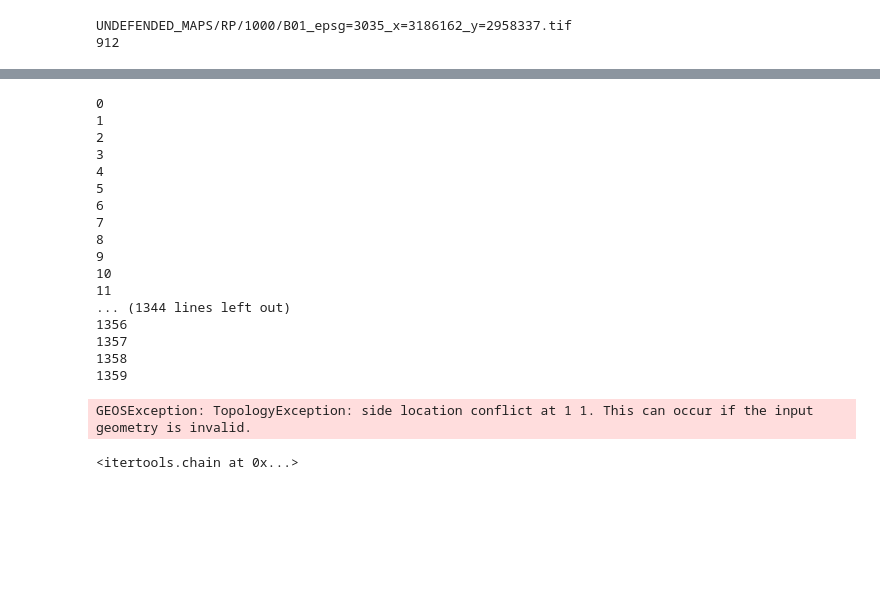
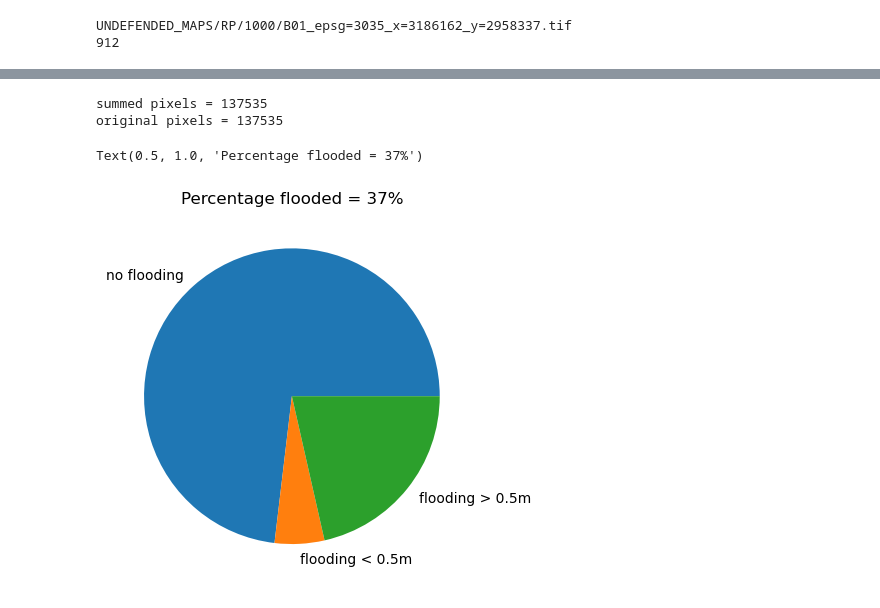
Before and after one commit to openearth/coclico-workbench, a Jupyter notebook: notebooks/POC_cfhp.ipynb, the cells around one changed output, grey strips where cells are left out. Saved outputs shown, nothing was run; the diff lists cells and outputs as text; code cells hidden in the pictures; blank space fills up the shorter version.

```diff
--- a/notebooks/POC_cfhp.ipynb
+++ b/notebooks/POC_cfhp.ipynb
@@ -144,45 +139,0 @@ result = lau['geometry'].intersects(item_test['geometry'])
-# %%
-item_geoms = gpd.GeoDataFrame([{id:None}])
-for i, item in enumerate(collection.get_all_items()):
-    print(i)
-    cur_item_geom = gpd.GeoDataFrame(geometry=[shape(item.geometry)])
-    item_geoms = pd.concat([item_geoms,cur_item_geom])
-# %% [output]
-0
-1
-2
-3
-4
-5
-6
-7
-8
-9
-10
-11
-... (1344 lines left out)
-1356
-1357
-1358
-1359
-# %%
-import geopandas as gpd
-from shapely.geometry import Polygon, MultiPolygon
-
-# Example GeoDataFrames (replace with your actual data)
-multipolygon_gdf = gpd.GeoDataFrame(
-    {'geometry': [MultiPolygon([Polygon([(0, 0), (2, 2), (0, 2), (0, 0)]),
-                                 Polygon([(1, 1), (3, 3), (1, 3), (1, 1)])])]}
-)
-
-polygon_gdf = gpd.GeoDataFrame(
-    {'geometry': [Polygon([(1, 0), (1, 3), (2, 2), (1, 0)])]}
-)
-
-# Check if the areas intersect
-overlap = multipolygon_gdf['geometry'].intersects(polygon_gdf['geometry'])
-
-# Print the result (True if overlapping, False otherwise)
-print(overlap)
-# %% [output]
-GEOSException: TopologyException: side location conflict at 1 1. This can occur if the input geometry is invalid.
@@ -194,4 +140,29 @@ items = collection.get_all_items()
-# %%
-items
-# %% [output]
-<itertools.chain at 0x...>
+# %%
+# Compute statistics
+
+# Amount of noData's within dataset clipped to polygon
+n_nans = np.isnan(ds_clip.values).sum()
+n_less05 = np.array([ds_clip.values<0.5]).sum()
+n_more05 = np.array([ds_clip.values>0.5]).sum()
+
+total = n_nans + n_less05 + n_more05
+
+print('summed pixels = ' + str(total))
+print('original pixels = ' + str(np.size(ds_clip.values)))
+# %% [output]
+summed pixels = 137535
+original pixels = 137535
+# %%
+# Plot data
+import matplotlib.pyplot as plt
+
+# Set labels
+labels = 'no flooding','flooding < 0.5m', 'flooding > 0.5m'
+# Initiate figure
+fig, ax = plt.subplots()
+# Do plotting
+ax.pie(np.array([n_nans,n_less05,n_more05]), labels = labels)
+ax.set_title('Percentage flooded = ' + str(round((n_less05+n_more05)/n_nans*100)) + '%')
+# %% [output]
+Text(0.5, 1.0, 'Percentage flooded = 37%')
+[figure, added]
```
Also changed, not shown: parts of 11 cells of this notebook.
